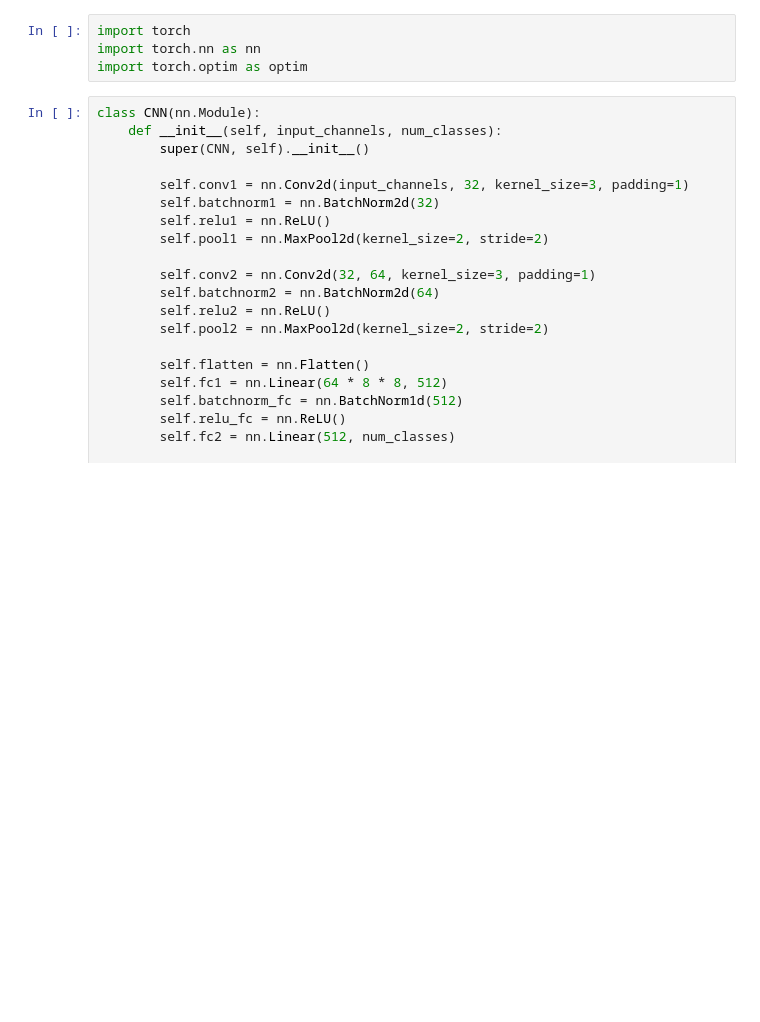
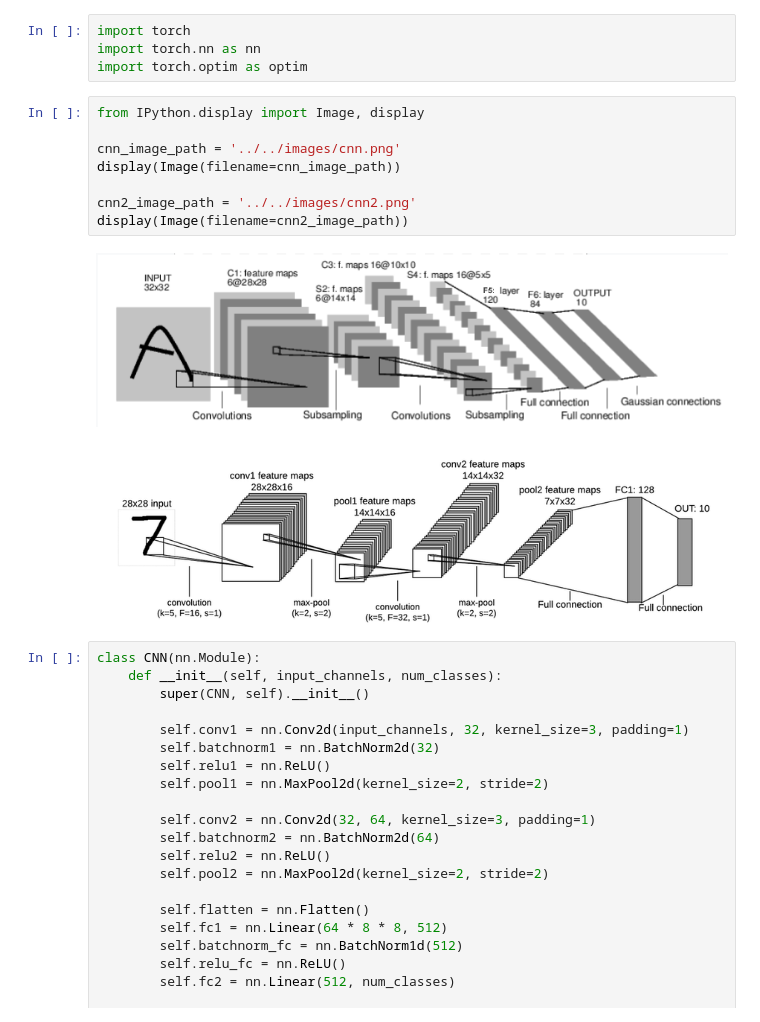
Before and after one commit to asnecemnnit/PyTorchExercisesAndTemplates, a Jupyter notebook: PyTorch/JupyterNotebooks/cnn.ipynb, the cells around one changed output. Saved outputs shown, nothing was run; the diff lists cells and outputs as text; blank space fills up the shorter version.

Commit message:
added images for cnn and rnns

```diff
--- a/PyTorch/JupyterNotebooks/cnn.ipynb
+++ b/PyTorch/JupyterNotebooks/cnn.ipynb
@@ -2,6 +2,17 @@
 import torch
 import torch.nn as nn
 import torch.optim as optim
+# %%
+from IPython.display import Image, display
+
+cnn_image_path = '../../images/cnn.png'
+display(Image(filename=cnn_image_path))
+
+cnn2_image_path = '../../images/cnn2.png'
+display(Image(filename=cnn2_image_path))
+# %% [output]
+[figure, added]
+[figure, added]
 # %%
 class CNN(nn.Module):
     def __init__(self, input_channels, num_classes):
```
Also changed, not shown: 9 other files.
